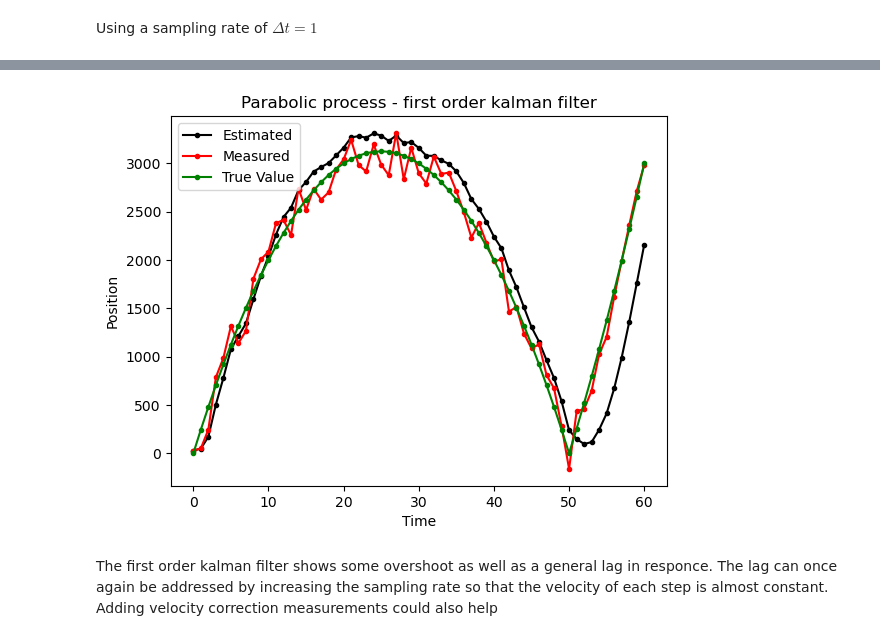
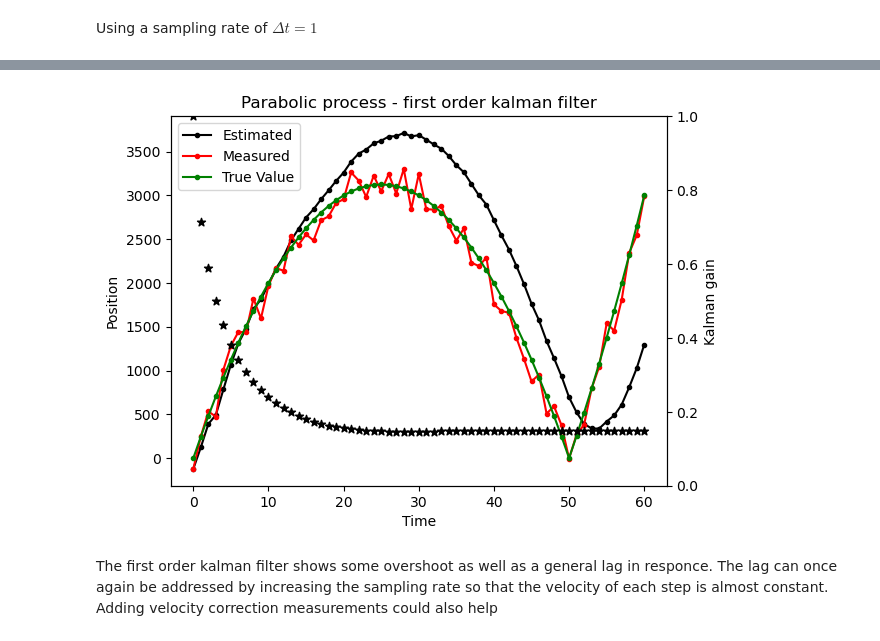
Before and after one commit to 262882/myKalmanFIlter, a Jupyter notebook: kalmanFilteringDemo.ipynb, the cells around one changed output, grey strips where cells are left out. Cells and saved outputs as stored; diff of their text form; code cells hidden in the pictures.

```diff
--- a/kalmanFilteringDemo.ipynb
+++ b/kalmanFilteringDemo.ipynb
@@ -216,7 +230,7 @@ X0 = np.array([0,0])  # position, velocity
 P0 = np.array([[1000,0],[0, 1000]])  # Assume no correlation between states
 F = np.array([[1, delta_t], [0, 1]])
 r = 0.3
-q = 0.001
+q = 0.0001
 Q = np.array([[((delta_t**3)*q)/3,((delta_t**2)*q)/2],
               [((delta_t**2)*q)/2,     ((delta_t)*q)]])
 H = np.array([1, 0])
@@ -241,14 +255,18 @@ df_para_first
 # %%
 plt.plot(df_para_first.index, np.stack((df_para_first['xt_curr'].to_numpy()).tolist(), axis=0)[:,0],marker=".",color="black")
 plt.plot(para_steps, para_measure ,marker=".",color="red")
 plt.plot(para_steps, para_gt ,marker=".",color="g")
 plt.title("Parabolic process - first order kalman filter")
 plt.xlabel("Time")
 plt.ylabel("Position")
 plt.legend(["Estimated","Measured","True Value"],loc='upper left')
+plt.twinx()
+plt.scatter(df_para_first.index, np.stack((df_para_first['k_gain'].to_numpy()).tolist())[:,0], marker="*",color="black")
+plt.ylabel("Kalman gain")
+plt.ylim([0,1])
 plt.show()
 # %% [output]
-[figure, old version]
+[figure, new version]
 # %% [markdown]
 The first order kalman filter shows some overshoot as well as a general lag in responce. The lag can once again be addressed by increasing the sampling rate so that the velocity of each step is almost constant. Adding velocity correction measurements could also help
 # %% [markdown]
```
Also changed, not shown: parts of 35 cells of this notebook, 1 other file.
